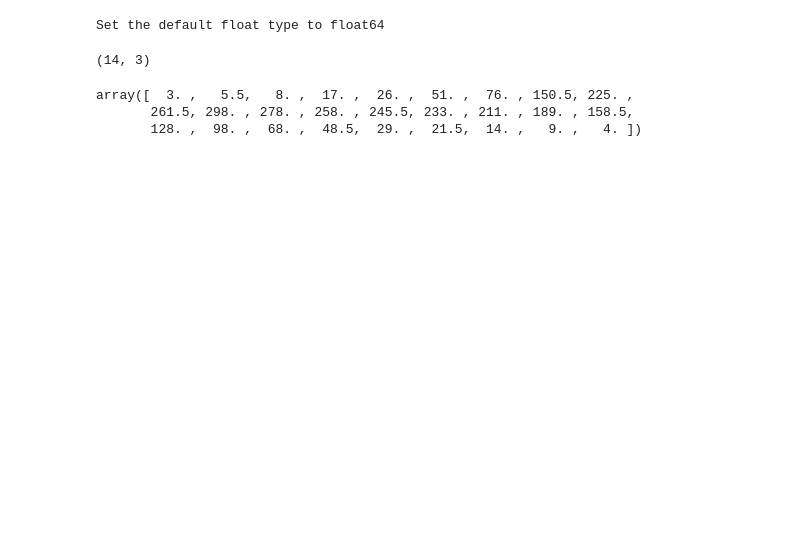
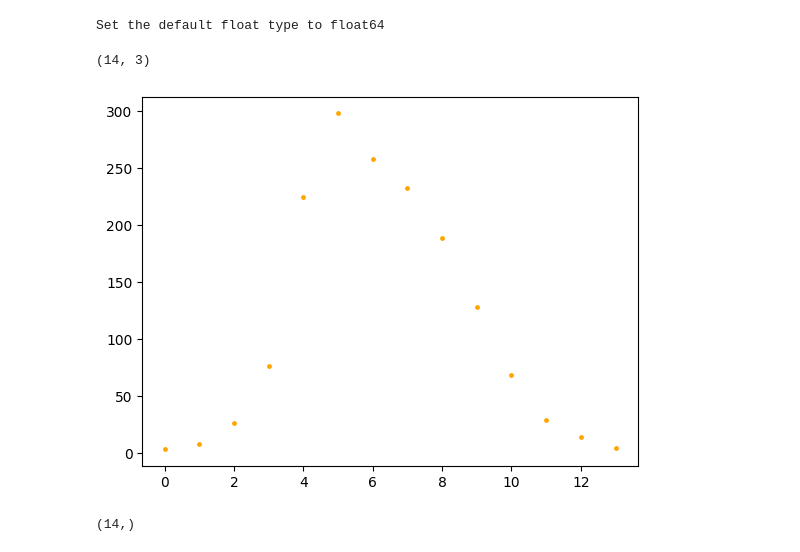
Before and after one commit to ginbar/inverse-cm, a Jupyter notebook: notebooks/real_data/RaissiExample.ipynb, the cells around one changed output. Saved outputs shown, nothing was run; the diff lists cells and outputs as text; code cells hidden in the pictures; blank space fills up the shorter version.

```diff
--- a/notebooks/real_data/RaissiExample.ipynb
+++ b/notebooks/real_data/RaissiExample.ipynb
@@ -21,16 +22,21 @@ df = pd.read_csv("../../data/influenza_england_1978_school.csv")
 df.shape
 # %% [output]
 (14, 3)
+# %%
+I_data = df["in_bed"].to_numpy()
+plt.scatter(np.linspace(0, 13, len(I_data)), I_data, label="Dados I", color="orange", s=6)
+plt.show()
+# %% [output]
+[figure, added]
 # %%
 I_data = df["in_bed"].to_numpy()
 
-def double_data(data):
+def double_data(data, times):
+    if times <= 0: return data
     avg_arr = ((data + np.roll(data, -1))/2.0)
-    return np.vstack([data, avg_arr]).flatten('F')[:-1]
+    return double_data(np.vstack([data, avg_arr]).flatten('F')[:-1], times - 1)
 
-I_data = double_data(I_data)
-I_data
+# I_data = double_data(I_data, 3)
+I_data.shape
 # %% [output]
-array([  3. ,   5.5,   8. ,  17. ,  26. ,  51. ,  76. , 150.5, 225. ,
-       261.5, 298. , 278. , 258. , 245.5, 233. , 211. , 189. , 158.5,
-       128. ,  98. ,  68. ,  48.5,  29. ,  21.5,  14. ,   9. ,   4. ])
+(14,)
```
Also changed, not shown: parts of 11 cells of this notebook, 18 other files.
